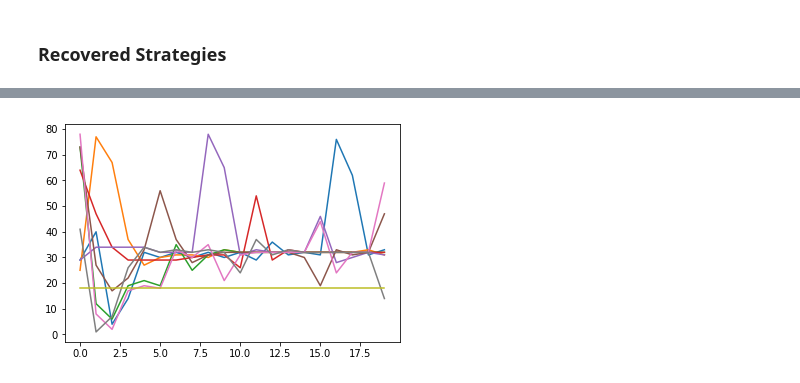
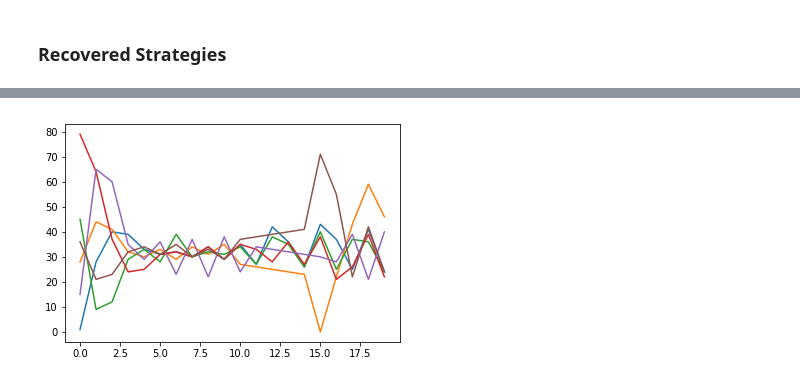
Before and after one commit to bmontambault/Active-Learning, a Jupyter notebook: individual_differences/Local Mixture Tests.ipynb, the cells around one changed output, grey strips where cells are left out. Saved outputs shown, nothing was run; the diff lists cells and outputs as text; code cells hidden in the pictures.

```diff
--- a/individual_differences/Local Mixture Tests.ipynb
+++ b/individual_differences/Local Mixture Tests.ipynb
@@ -128,7 +128,7 @@ def local_clusters(trace, threshold):
 
     return samples
 # %%
-samples = local_clusters(inf_mix_trace, .15)
+samples = local_clusters(inf_mix_trace, .10)
 # %%
 mean = samples.mean(axis=0)
 # %%
@@ -142,7 +145,7 @@ learned_params = true_params = {'learning_rate': mean[0],
                    'stay_penalty': mean[1],
                    'temperature': mean[2]}
 # %%
-new_data = generate1(local_acq1, learned_params, neg_quad_kern, neg_quad, 30, 20, 3, np.array([.333, .333, .333]))
+new_data = generate1(local_acq1, learned_params, neg_quad_kern, neg_quad, 30, 20, 5, np.ones(5)/5.)
 # %%
 new_actions = new_data[:,9,:].argmax(axis=1)
 # %%
@@ -152,4 +167,4 @@ plt.plot(new_actions[:9].T);
 # %%
-plt.plot(new_actions[10:19].T);
+plt.plot(new_actions[24:].T);
 # %% [output]
-[figure, old version]
+[figure, new version]
```
Also changed, not shown: parts of 7 cells of this notebook, 2 other files.
